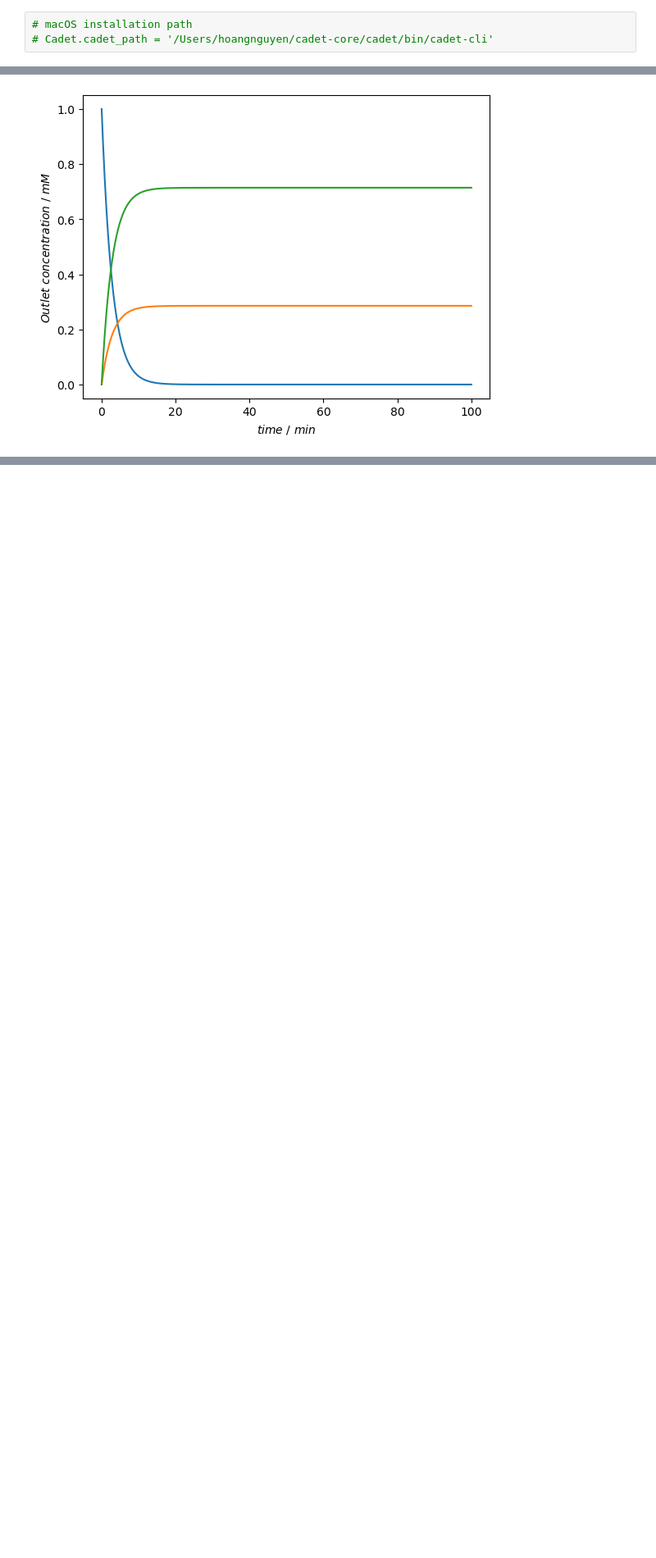
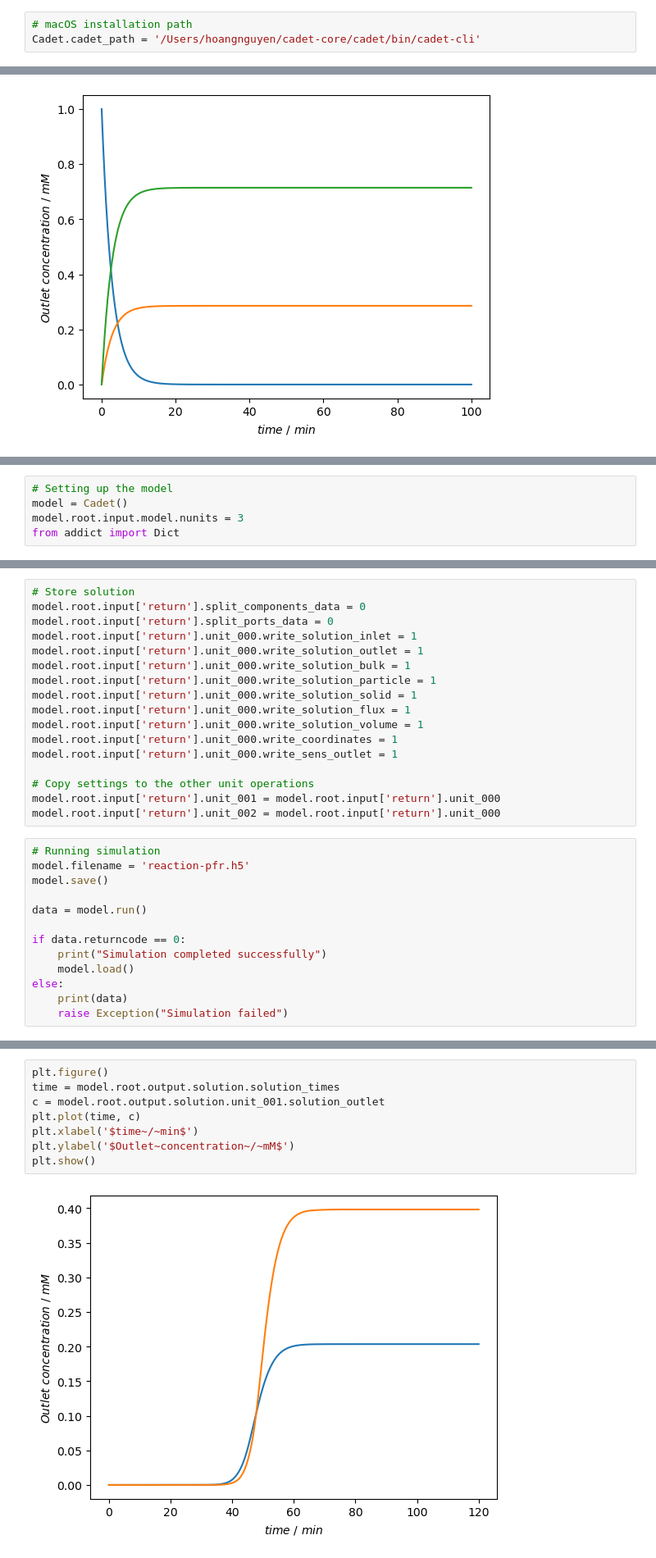
Before and after one commit to HoangLUT/CADET-Tutorial, a Jupyter notebook: 03_chemical_reactions/chemical-reaction-demonstration.ipynb, the cells around one changed output, grey strips where cells are left out. Shown: that part at 82% size. Cells and saved outputs as stored; diff of their text form; blank space fills up the shorter version.

Commit message:
chemical reactions in pfr

```diff
--- a/03_chemical_reactions/chemical-reaction-demonstration.ipynb
+++ b/03_chemical_reactions/chemical-reaction-demonstration.ipynb
@@ -5,7 +5,7 @@ import matplotlib.pyplot as plt
 from cadet import Cadet
 # %%
 # macOS installation path
-# Cadet.cadet_path = '/Users/hoangnguyen/cadet-core/cadet/bin/cadet-cli'
+Cadet.cadet_path = '/Users/hoangnguyen/cadet-core/cadet/bin/cadet-cli'
 # %%
 # Windows installation path
 # Cadet.cadet_path = 'C:/Users/hoang/miniconda3/envs/cadet-env/bin/cadet-cli.exe'
@@ -230,0 +233,5 @@ plt.show()
+# %%
+# Setting up the model
+model = Cadet()
+model.root.input.model.nunits = 3
+from addict import Dict
@@ -230,0 +343,30 @@ plt.show()
+# %%
+# Store solution
+model.root.input['return'].split_components_data = 0
+model.root.input['return'].split_ports_data = 0
+model.root.input['return'].unit_000.write_solution_inlet = 1
+model.root.input['return'].unit_000.write_solution_outlet = 1
+model.root.input['return'].unit_000.write_solution_bulk = 1
+model.root.input['return'].unit_000.write_solution_particle = 1
+model.root.input['return'].unit_000.write_solution_solid = 1
+model.root.input['return'].unit_000.write_solution_flux = 1
+model.root.input['return'].unit_000.write_solution_volume = 1
+model.root.input['return'].unit_000.write_coordinates = 1
+model.root.input['return'].unit_000.write_sens_outlet = 1
+
+# Copy settings to the other unit operations
+model.root.input['return'].unit_001 = model.root.input['return'].unit_000
+model.root.input['return'].unit_002 = model.root.input['return'].unit_000
+# %%
+# Running simulation
+model.filename = 'reaction-pfr.h5'
+model.save()
+
+data = model.run()
+
+if data.returncode == 0:
+    print("Simulation completed successfully")
+    model.load()
+else:
+    print(data)
+    raise Exception("Simulation failed")
@@ -230,0 +375,10 @@ plt.show()
+# %%
+plt.figure()
+time = model.root.output.solution.solution_times
+c = model.root.output.solution.unit_001.solution_outlet
+plt.plot(time, c)
+plt.xlabel('$time~/~min$')
+plt.ylabel('$Outlet~concentration~/~mM$')
+plt.show()
+# %% [output]
+[figure, added]
```
Also changed, not shown: parts of 9 cells of this notebook, 1 other file.
